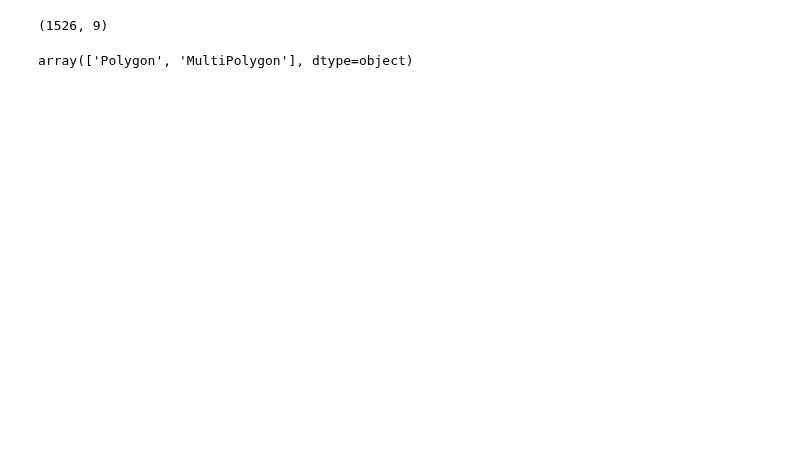
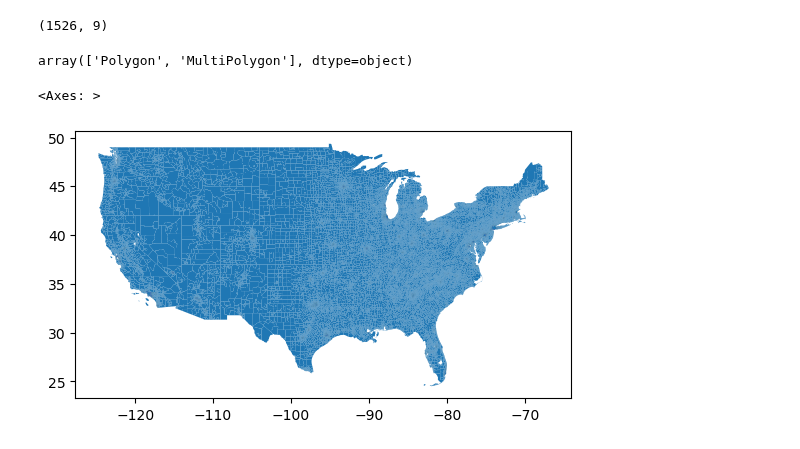
Before and after one commit to haylee360/j40-data-exploration, a Jupyter notebook: gstar-tuning.ipynb, the cells around one changed output. Cells and saved outputs as stored; diff of their text form; code cells hidden in the pictures; blank space fills up the shorter version.

```diff
--- a/gstar-tuning.ipynb
+++ b/gstar-tuning.ipynb
@@ -356,5 +355,10 @@ cc_clean = cc[(cc.geometry.type == 'Polygon') |( cc.geometry.type == 'MultiPolyg
 cc_clean.geom_type.unique()
 # %% [output]
 array(['Polygon', 'MultiPolygon'], dtype=object)
+# %%
+cc_clean.plot()
+# %% [output]
+<Axes: >
+[figure, added]
 # %%
 # Create weights using Queen method
```
Also changed, not shown: parts of 9 cells of this notebook.
